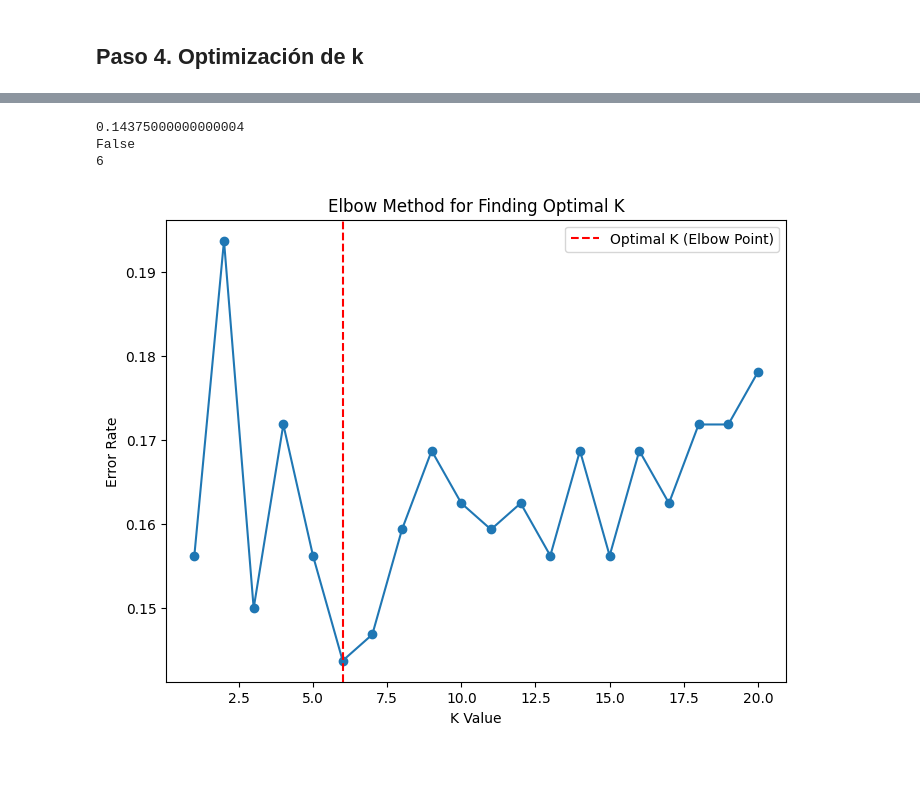
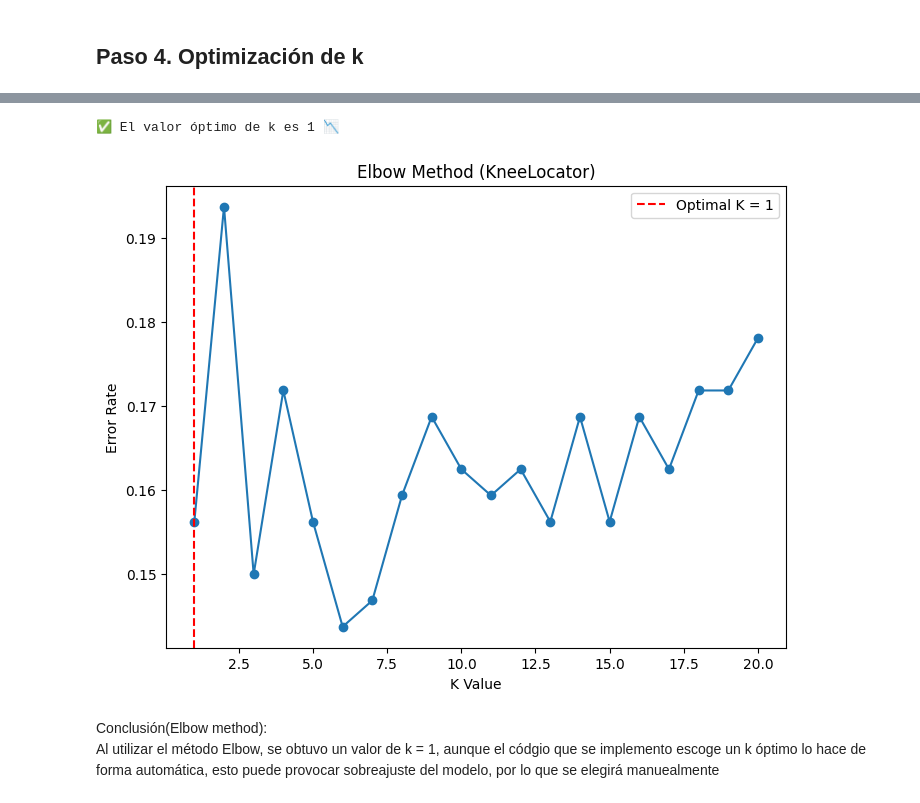
Before and after one commit to 4GeeksAcademy/k_nearest_neighbors_BBRH, a Jupyter notebook: src/k_nearest_neighbors_explore.ipynb, the cells around one changed output, grey strips where cells are left out. Cells and saved outputs as stored; diff of their text form; code cells hidden in the pictures; blank space fills up the shorter version.

Commit message:
added conclusion to elbow method

```diff
--- a/src/k_nearest_neighbors_explore.ipynb
+++ b/src/k_nearest_neighbors_explore.ipynb
@@ -332,45 +342,36 @@ Precision is ill-defined and being set to 0.0 in labels with no predicted sample
 # %%
 import numpy as np
 import matplotlib.pyplot as plt
-from sklearn.model_selection import train_test_split
 from sklearn.neighbors import KNeighborsClassifier
-from sklearn.datasets import load_iris
 from sklearn.metrics import accuracy_score
 
-# data = load_iris()
-# X = data.data
-# y = data.target
+from kneed import KneeLocator
 
-# X_train, X_test, y_train, y_test = train_test_split(X, y, test_size=0.3, random_state=42)
-
-k_values = range(1, 21)
+k_values = list(range(1, 21))
 error_rates = []
 
 for k in k_values:
     knn = KNeighborsClassifier(n_neighbors=k)
     knn.fit(X_train, y_train)
     y_pred = knn.predict(X_test)
     error_rate = 1 - accuracy_score(y_test, y_pred)
     error_rates.append(error_rate)
 
-print(min(error_rates))
-y_ep = min(error_rates)
-indice = error_rates.index(y_ep)
-#indice = np.where( error_rates == y_ep)[0]
-print(error_rates == y_ep)
-x_ep = k_values[indice]
-print(x_ep)
+kl = KneeLocator(k_values, error_rates, curve='convex', direction='decreasing')
+x_ep = kl.elbow
+print(f'✅ El valor óptimo de k es {x_ep} 📉')
 
 plt.figure(figsize=(8, 6))
 plt.plot(k_values, error_rates, marker='o')
+plt.axvline(x=x_ep, linestyle='--', color='red', label=f"Optimal K = {x_ep}")
 plt.xlabel('K Value')
 plt.ylabel('Error Rate')
-plt.title('Elbow Method for Finding Optimal K')
-plt.axvline(x=x_ep, linestyle='--', color='red', label="Optimal K (Elbow Point)")
+plt.title('Elbow Method (KneeLocator)')
 plt.legend()
 plt.show()
 # %% [output]
-0.14375000000000004
-False
-6
+✅ El valor óptimo de k es 1 📉
-[figure, old version]
+[figure, new version]
+# %% [markdown]
+Conclusión(Elbow method):
+Al utilizar el método Elbow, se obtuvo un valor de k = 1, aunque el códgio que se implemento escoge un k óptimo lo hace de forma automática, esto puede provocar sobreajuste del modelo, por lo que se elegirá manuealmente
```
Also changed, not shown: parts of 1 cell of this notebook.
